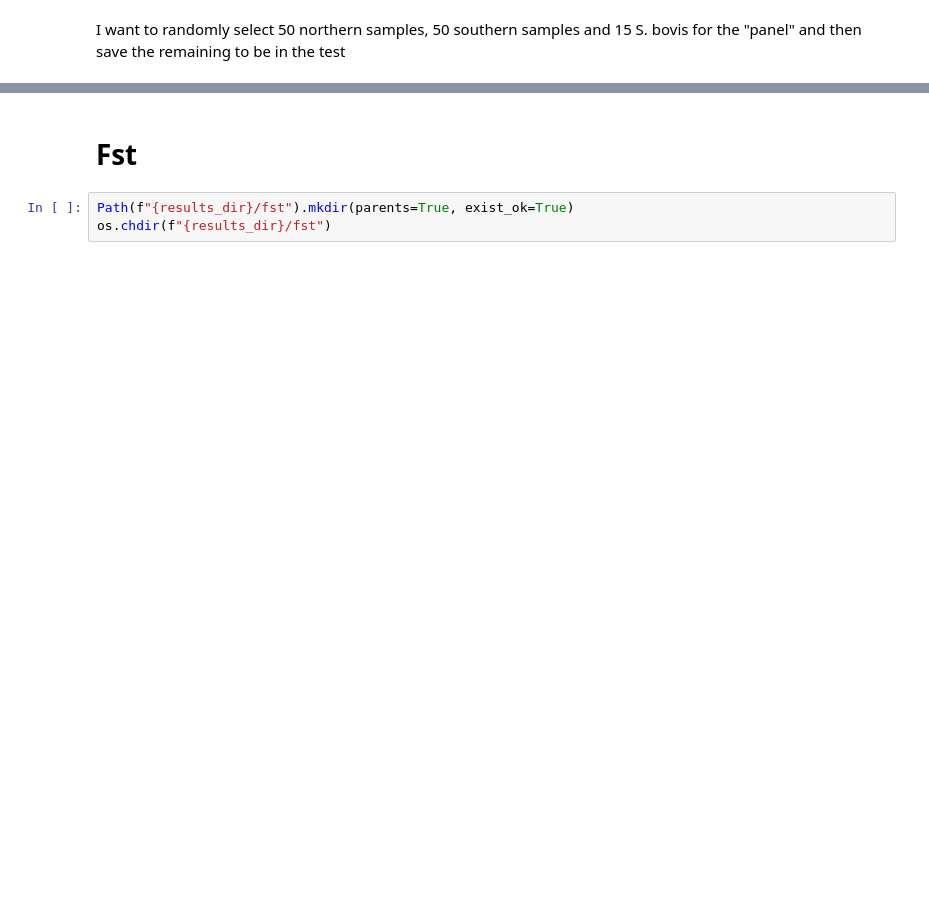
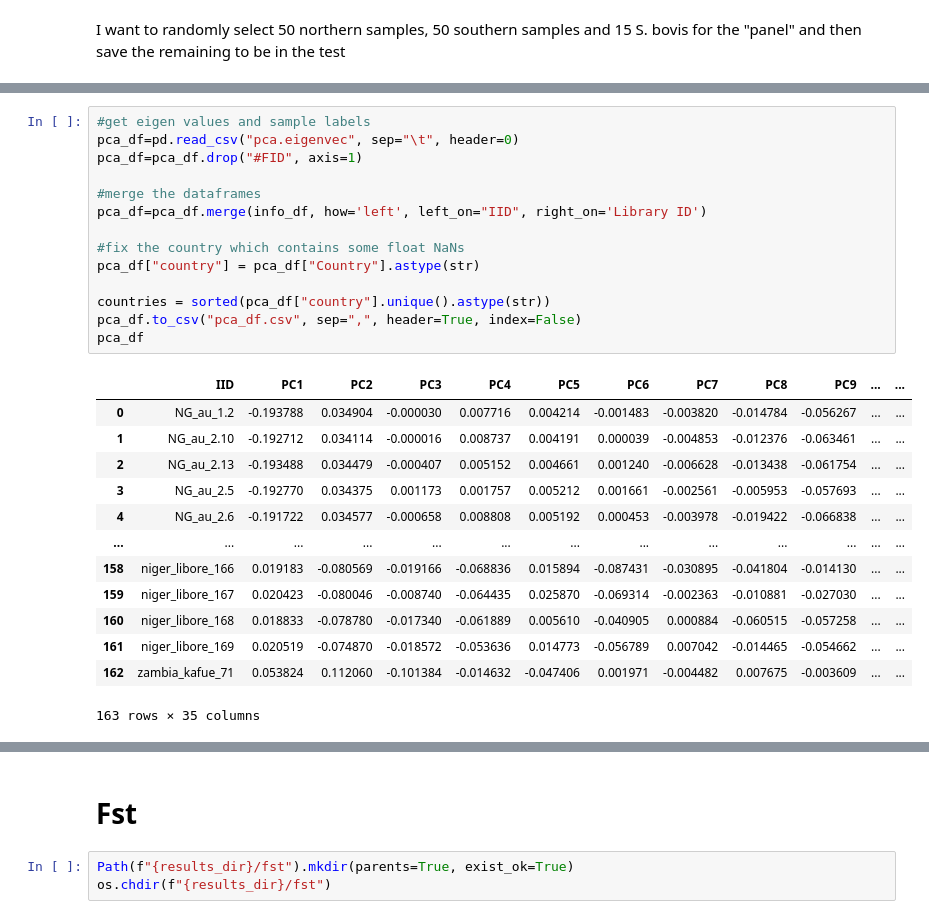
Before and after one commit to nealplatt/schisto_aim_panel, a Jupyter notebook: code/aim_panel_development.ipynb, the cells around one changed output, grey strips where cells are left out. Saved outputs shown, nothing was run; the diff lists cells and outputs as text; blank space fills up the shorter version.

```diff
--- a/code/aim_panel_development.ipynb
+++ b/code/aim_panel_development.ipynb
@@ -106,0 +205,28 @@ conda run -n popgen --live-stream vcftools --vcf scan_snvs.ld.vcf --not-chr NC_0
+# %%
+#get eigen values and sample labels
+pca_df=pd.read_csv("pca.eigenvec", sep="\t", header=0)
+pca_df=pca_df.drop("#FID", axis=1)
+
+#merge the dataframes
+pca_df=pca_df.merge(info_df, how='left', left_on="IID", right_on='Library ID')
+
+#fix the country which contains some float NaNs
+pca_df["country"] = pca_df["Country"].astype(str)
+
+countries = sorted(pca_df["country"].unique().astype(str))
+pca_df.to_csv("pca_df.csv", sep=",", header=True, index=False)
+pca_df
+# %% [output]
+|  | IID | PC1 | PC2 | PC3 | PC4 | PC5 | PC6 | PC7 | PC8 | PC9 | ... | ... |
+| 0 | NG_au_1.2 | -0.193788 | 0.034904 | -0.000030 | 0.007716 | 0.004214 | -0.001483 | -0.003820 | -0.014784 | -0.056267 | ... | ... |
+| 1 | NG_au_2.10 | -0.192712 | 0.034114 | -0.000016 | 0.008737 | 0.004191 | 0.000039 | -0.004853 | -0.012376 | -0.063461 | ... | ... |
+| 2 | NG_au_2.13 | -0.193488 | 0.034479 | -0.000407 | 0.005152 | 0.004661 | 0.001240 | -0.006628 | -0.013438 | -0.061754 | ... | ... |
+| 3 | NG_au_2.5 | -0.192770 | 0.034375 | 0.001173 | 0.001757 | 0.005212 | 0.001661 | -0.002561 | -0.005953 | -0.057693 | ... | ... |
+| 4 | NG_au_2.6 | -0.191722 | 0.034577 | -0.000658 | 0.008808 | 0.005192 | 0.000453 | -0.003978 | -0.019422 | -0.066838 | ... | ... |
+| ... | ... | ... | ... | ... | ... | ... | ... | ... | ... | ... | ... | ... |
+| 158 | niger_libore_166 | 0.019183 | -0.080569 | -0.019166 | -0.068836 | 0.015894 | -0.087431 | -0.030895 | -0.041804 | -0.014130 | ... | ... |
+| 159 | niger_libore_167 | 0.020423 | -0.080046 | -0.008740 | -0.064435 | 0.025870 | -0.069314 | -0.002363 | -0.010881 | -0.027030 | ... | ... |
+| 160 | niger_libore_168 | 0.018833 | -0.078780 | -0.017340 | -0.061889 | 0.005610 | -0.040905 | 0.000884 | -0.060515 | -0.057258 | ... | ... |
+| 161 | niger_libore_169 | 0.020519 | -0.074870 | -0.018572 | -0.053636 | 0.014773 | -0.056789 | 0.007042 | -0.014465 | -0.054662 | ... | ... |
+| 162 | zambia_kafue_71 | 0.053824 | 0.112060 | -0.101384 | -0.014632 | -0.047406 | 0.001971 | -0.004482 | 0.007675 | -0.003609 | ... | ... |
+163 rows × 35 columns
```
Also changed, not shown: parts of 58 cells of this notebook, 2 other files.
